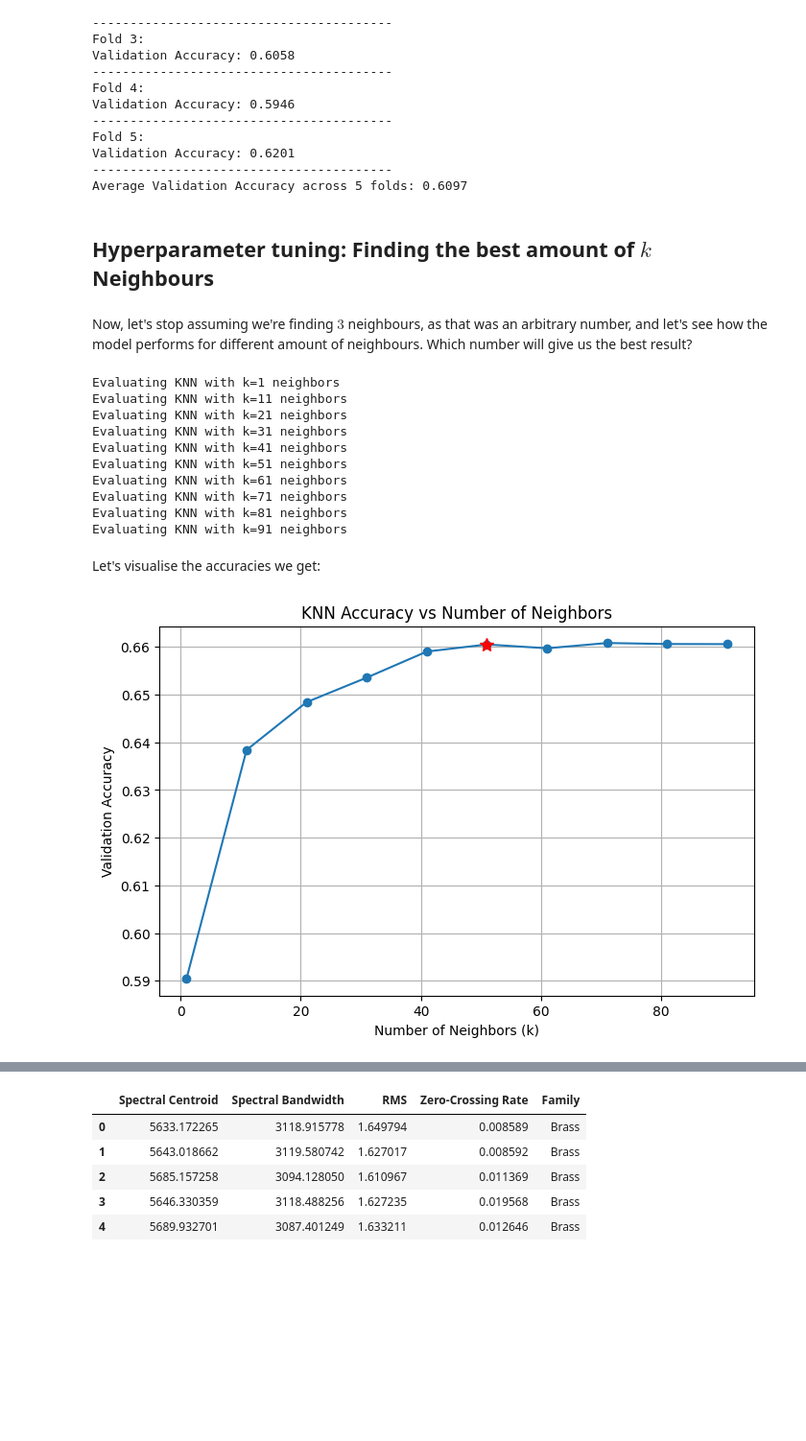
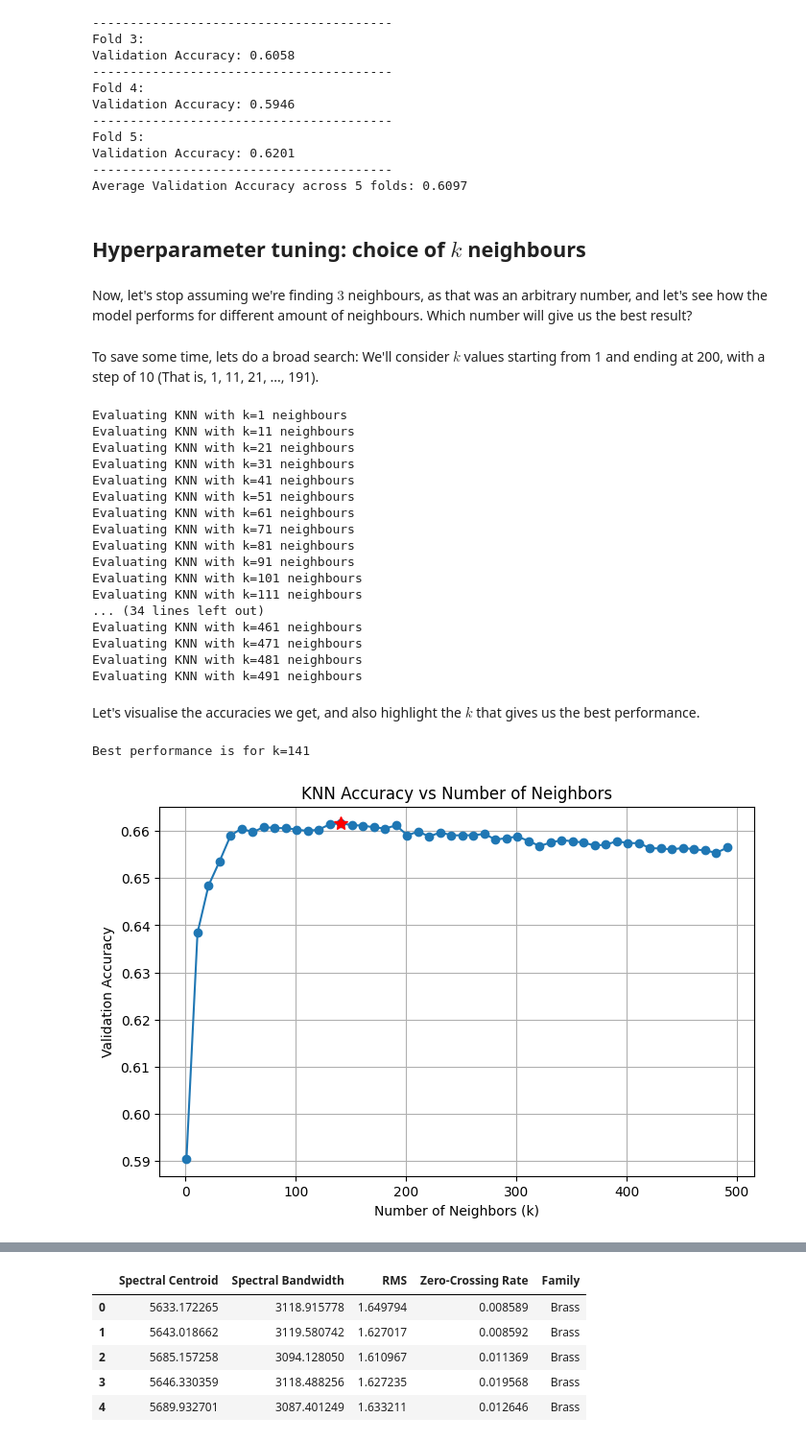
Before and after one commit to musicinformationretrieval/epsrc-ai-pipeline, a Jupyter notebook: 4_learning.ipynb, the cells around one changed output, grey strips where cells are left out. Shown at 96% size. Cells and saved outputs as stored; diff of their text form; code cells hidden in the pictures; blank space fills up the shorter version.

```diff
--- a/4_learning.ipynb
+++ b/4_learning.ipynb
@@ -322,9 +336,11 @@ Validation Accuracy: 0.6201
 ----------------------------------------
 Average Validation Accuracy across 5 folds: 0.6097
 # %% [markdown]
-## Hyperparameter tuning: Finding the best amount of $k$ Neighbours
+## Hyperparameter tuning: choice of $k$ neighbours
 # %% [markdown]
 Now, let's stop assuming we're finding $3$ neighbours, as that was an arbitrary number, and let's see how the model performs for different amount of neighbours. Which number will give us the best result?
+# %% [markdown]
+To save some time, lets do a broad search: We'll consider $k$ values starting from 1 and ending at 200, with a step of 10 (That is, 1, 11, 21, ..., 191).
 # %%
 from sklearn.neighbors import KNeighborsClassifier
 from sklearn.metrics import accuracy_score
@@ -333,11 +349,11 @@ from sklearn.metrics import accuracy_score
 n_splits = 5
 kf = KFold(n_splits=n_splits, shuffle=True, random_state=42)
 
-n_neighbors = range(1, 100, 10)
+n_neighbors = range(1, 500, 10)
 n_and_accuracies = {}
 
 for k in n_neighbors:
-    print(f"Evaluating KNN with k={k} neighbors")
+    print(f"Evaluating KNN with k={k} neighbours")
     model = KNeighborsClassifier(n_neighbors=k)
     accuracies = []
     # iterate over each fold
@@ -353,27 +369,38 @@ for k in n_neighbors:
 
     n_and_accuracies[k] = np.mean(accuracies)
 # %% [output]
-Evaluating KNN with k=1 neighbors
-Evaluating KNN with k=11 neighbors
-Evaluating KNN with k=21 neighbors
-Evaluating KNN with k=31 neighbors
-Evaluating KNN with k=41 neighbors
-Evaluating KNN with k=51 neighbors
-Evaluating KNN with k=61 neighbors
-Evaluating KNN with k=71 neighbors
-Evaluating KNN with k=81 neighbors
-Evaluating KNN with k=91 neighbors
+Evaluating KNN with k=1 neighbours
+Evaluating KNN with k=11 neighbours
+Evaluating KNN with k=21 neighbours
+Evaluating KNN with k=31 neighbours
+Evaluating KNN with k=41 neighbours
+Evaluating KNN with k=51 neighbours
+Evaluating KNN with k=61 neighbours
+Evaluating KNN with k=71 neighbours
+Evaluating KNN with k=81 neighbours
+Evaluating KNN with k=91 neighbours
+Evaluating KNN with k=101 neighbours
+Evaluating KNN with k=111 neighbours
+... (34 lines left out)
+Evaluating KNN with k=461 neighbours
+Evaluating KNN with k=471 neighbours
+Evaluating KNN with k=481 neighbours
+Evaluating KNN with k=491 neighbours
 # %% [markdown]
-Let's visualise the accuracies we get:
+Let's visualise the accuracies we get, and also highlight the $k$ that gives us the best performance.
 # %%
+idx_max = np.argmax(list(n_and_accuracies.values()))
+k_max = list(n_and_accuracies.keys())[idx_max]
+print(f"Best performance is for k={k_max}")
+
 plt.figure(figsize=(8, 5))
 plt.plot(list(n_and_accuracies.keys()), list(n_and_accuracies.values()), marker='o')
 plt.grid()
 plt.ylabel("Validation Accuracy")
 plt.xlabel("Number of Neighbors (k)")
 plt.title("KNN Accuracy vs Number of Neighbors")
-
-plt.plot([51], [n_and_accuracies[51]], marker='*', color='red', markersize=10)
+plt.plot(k_max, n_and_accuracies[k_max], marker='*', markersize=10, color='red')
 plt.show()
 # %% [output]
+Best performance is for k=141
-[figure, old version]
+[figure, new version]
```
Also changed, not shown: parts of 42 cells of this notebook.
